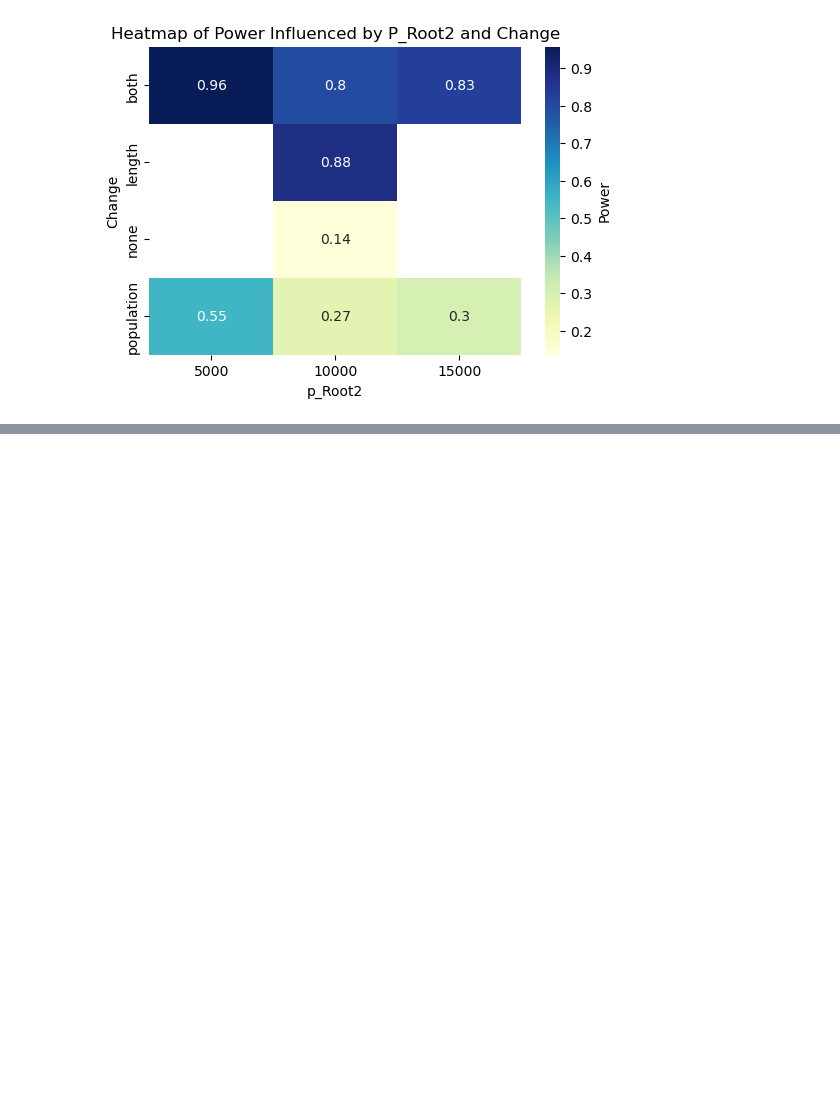
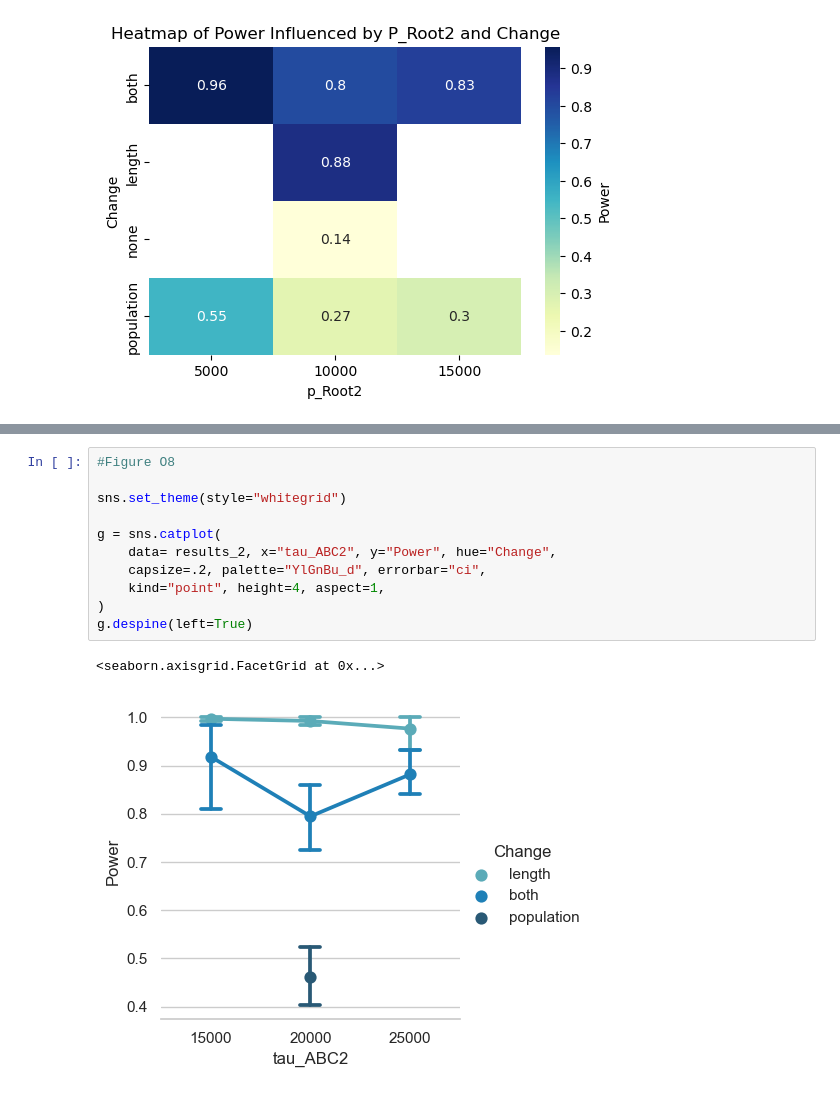
Before and after one commit to megan-owen/tree-hypothesis-testing, a Jupyter notebook: summer2024/HypothesisTestGraphs.ipynb, the cells around one changed output, grey strips where cells are left out. Saved outputs shown, nothing was run; the diff lists cells and outputs as text; blank space fills up the shorter version.

```diff
--- a/summer2024/HypothesisTestGraphs.ipynb
+++ b/summer2024/HypothesisTestGraphs.ipynb
@@ -536,0 +595,14 @@ g.despine(left=True)
+# %%
+#Figure O8
+
+sns.set_theme(style="whitegrid")
+
+g = sns.catplot(
+    data= results_2, x="tau_ABC2", y="Power", hue="Change",
+    capsize=.2, palette="YlGnBu_d", errorbar="ci",
+    kind="point", height=4, aspect=1,
+)
+g.despine(left=True)
+# %% [output]
+<seaborn.axisgrid.FacetGrid at 0x...>
+[figure, added]
```
Also changed, not shown: parts of 25 cells of this notebook.
